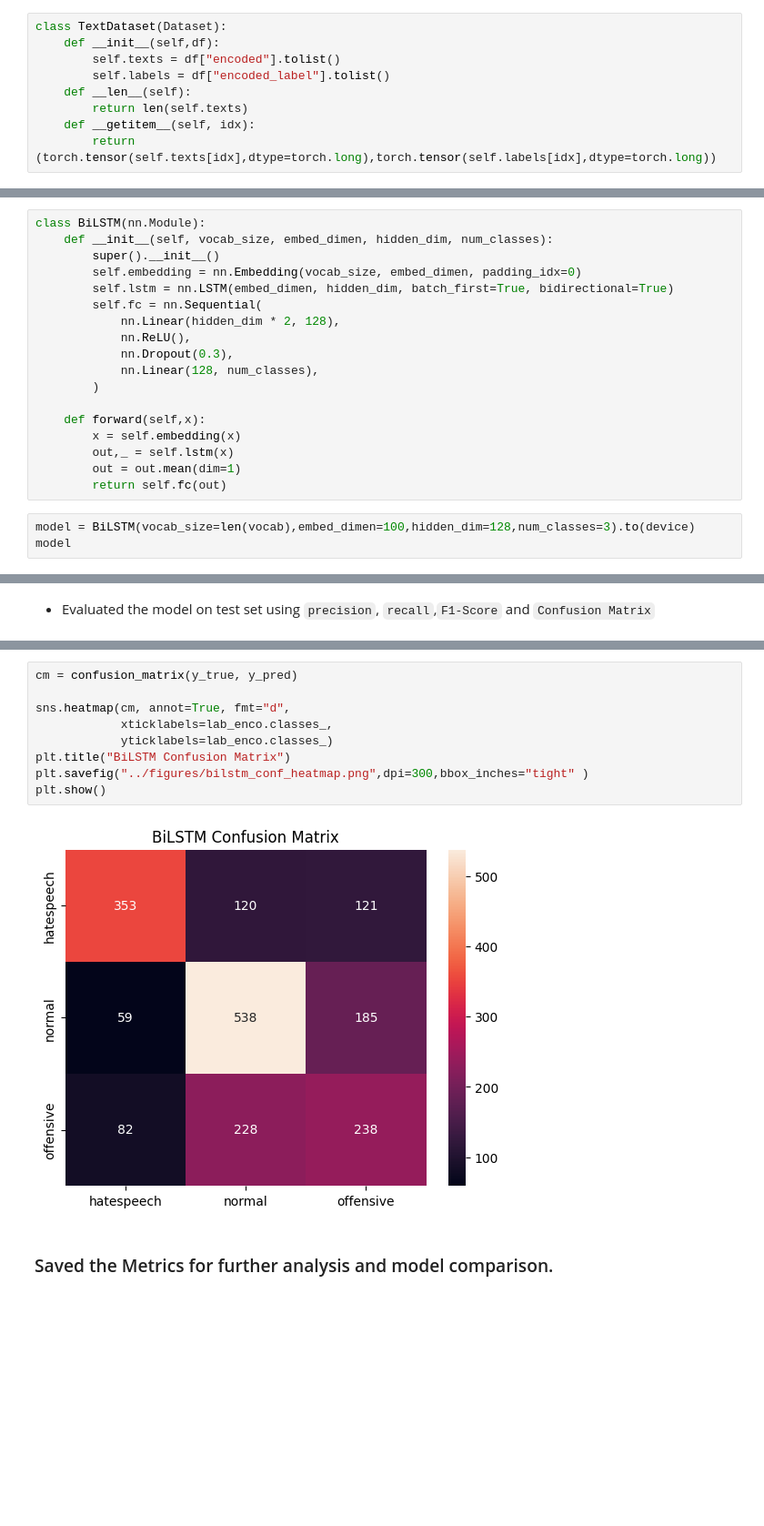
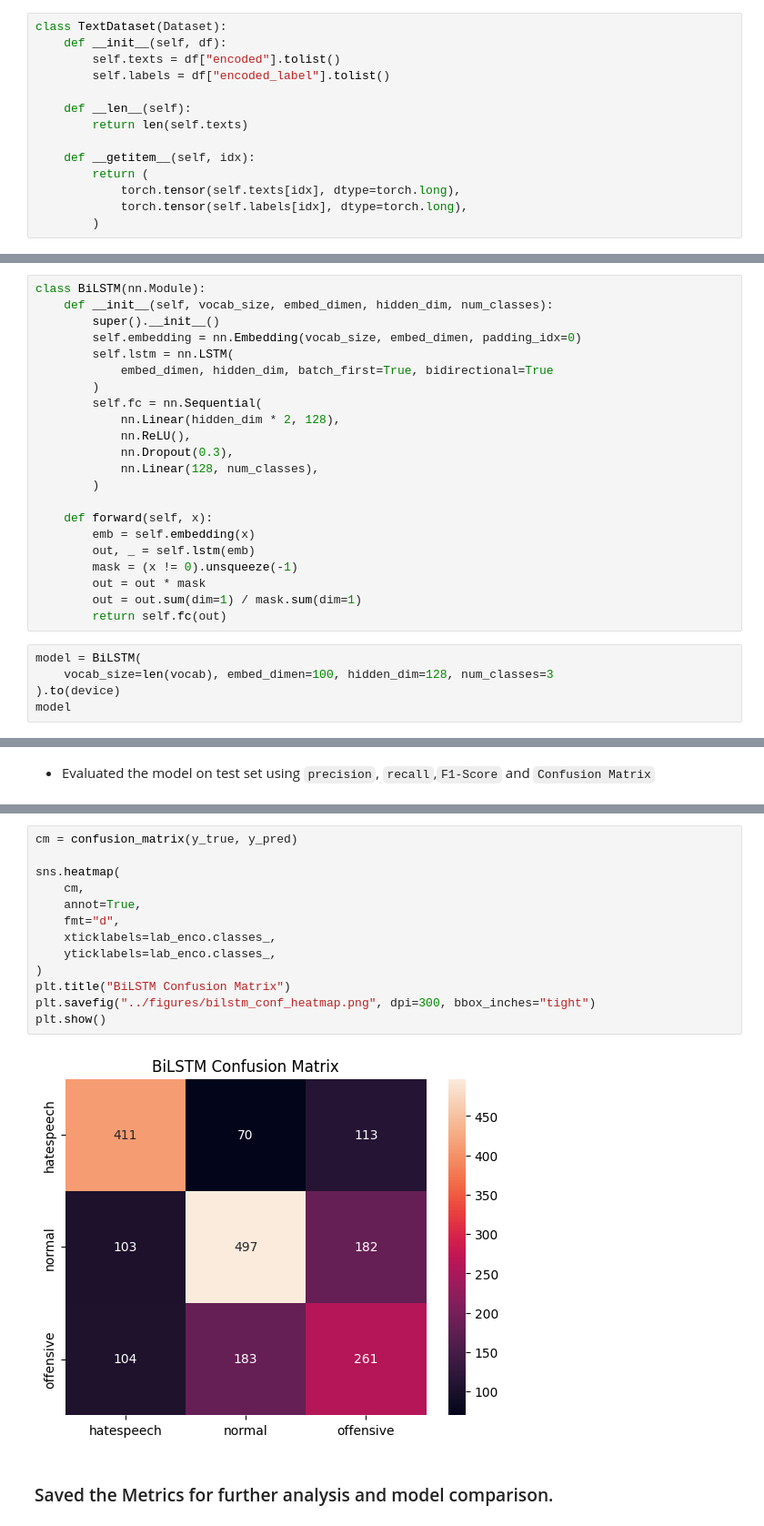
Before and after one commit to idk-jatin/Xai-moderator, a Jupyter notebook: notebooks/bilstm.ipynb, the cells around one changed output, grey strips where cells are left out. Shown at 91% size. Saved outputs shown, nothing was run; the diff lists cells and outputs as text; blank space fills up the shorter version.

```diff
--- a/notebooks/bilstm.ipynb
+++ b/notebooks/bilstm.ipynb
@@ -92,12 +102,17 @@ train_df.sample(5)
 ## Pytorch dataset loader class
 # %%
 class TextDataset(Dataset):
-    def __init__(self,df):
+    def __init__(self, df):
         self.texts = df["encoded"].tolist()
         self.labels = df["encoded_label"].tolist()
+
     def __len__(self):
         return len(self.texts)
+
     def __getitem__(self, idx):
-        return (torch.tensor(self.texts[idx],dtype=torch.long),torch.tensor(self.labels[idx],dtype=torch.long))
+        return (
+            torch.tensor(self.texts[idx], dtype=torch.long),
+            torch.tensor(self.labels[idx], dtype=torch.long),
+        )
 # %%
 train_ds = TextDataset(train_df)
@@ -117,7 +133,9 @@ class BiLSTM(nn.Module):
     def __init__(self, vocab_size, embed_dimen, hidden_dim, num_classes):
         super().__init__()
         self.embedding = nn.Embedding(vocab_size, embed_dimen, padding_idx=0)
-        self.lstm = nn.LSTM(embed_dimen, hidden_dim, batch_first=True, bidirectional=True)
+        self.lstm = nn.LSTM(
+            embed_dimen, hidden_dim, batch_first=True, bidirectional=True
+        )
         self.fc = nn.Sequential(
             nn.Linear(hidden_dim * 2, 128),
             nn.ReLU(),
@@ -125,13 +143,17 @@ class BiLSTM(nn.Module):
             nn.Linear(128, num_classes),
         )
 
-    def forward(self,x):
-        x = self.embedding(x)
-        out,_ = self.lstm(x)
-        out = out.mean(dim=1)
+    def forward(self, x):
+        emb = self.embedding(x)
+        out, _ = self.lstm(emb)
+        mask = (x != 0).unsqueeze(-1)
+        out = out * mask
+        out = out.sum(dim=1) / mask.sum(dim=1)
         return self.fc(out)
 # %%
-model = BiLSTM(vocab_size=len(vocab),embed_dimen=100,hidden_dim=128,num_classes=3).to(device)
+model = BiLSTM(
+    vocab_size=len(vocab), embed_dimen=100, hidden_dim=128, num_classes=3
+).to(device)
 model
 # %% [output]
 BiLSTM(
@@ -237,14 +267,18 @@ print(class_repo)
 # %%
 cm = confusion_matrix(y_true, y_pred)
 
-sns.heatmap(cm, annot=True, fmt="d",
-            xticklabels=lab_enco.classes_,
-            yticklabels=lab_enco.classes_)
+sns.heatmap(
+    cm,
+    annot=True,
+    fmt="d",
+    xticklabels=lab_enco.classes_,
+    yticklabels=lab_enco.classes_,
+)
 plt.title("BiLSTM Confusion Matrix")
-plt.savefig("../figures/bilstm_conf_heatmap.png",dpi=300,bbox_inches="tight" )
+plt.savefig("../figures/bilstm_conf_heatmap.png", dpi=300, bbox_inches="tight")
 plt.show()
 # %% [output]
-[figure, old version]
+[figure, new version]
 # %% [markdown]
 ### Saved the Metrics for further analysis and model comparison.
 # %%
```
Also changed, not shown: parts of 23 cells of this notebook, 11 other files.
